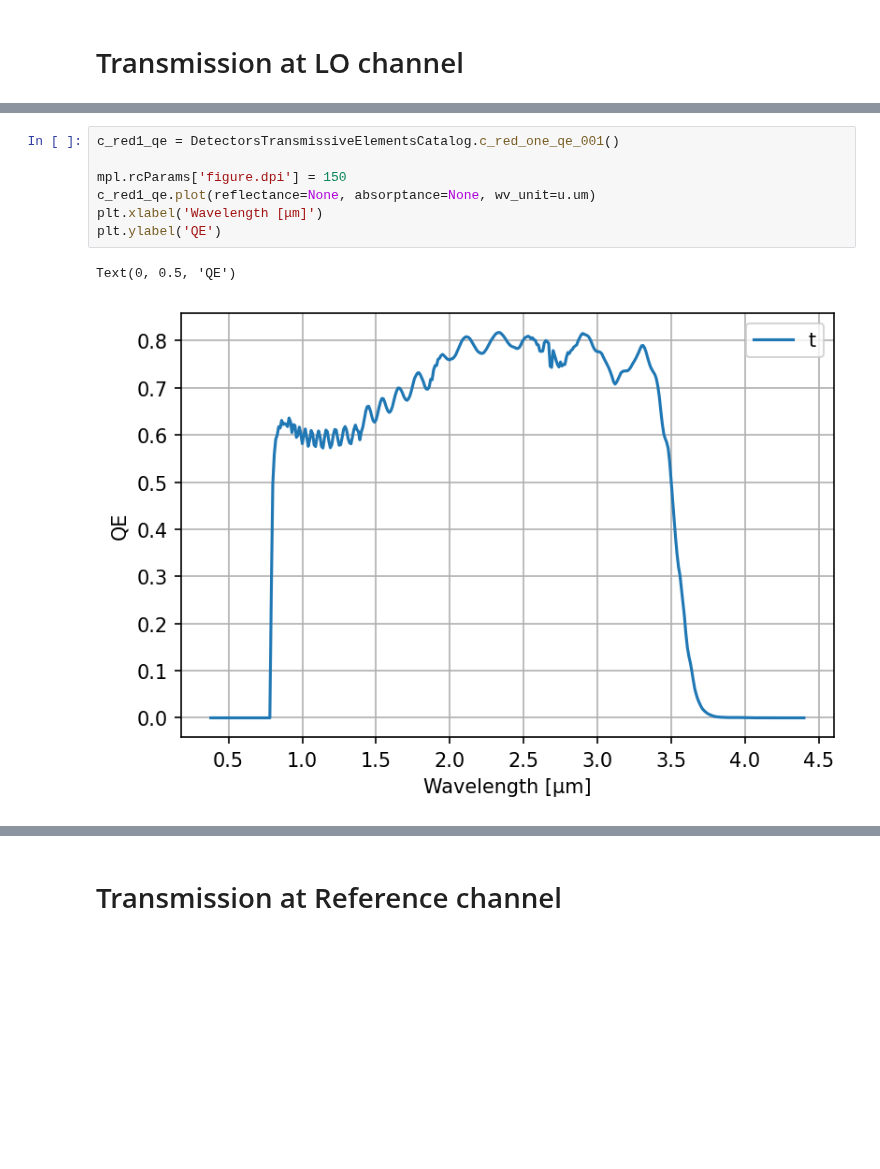
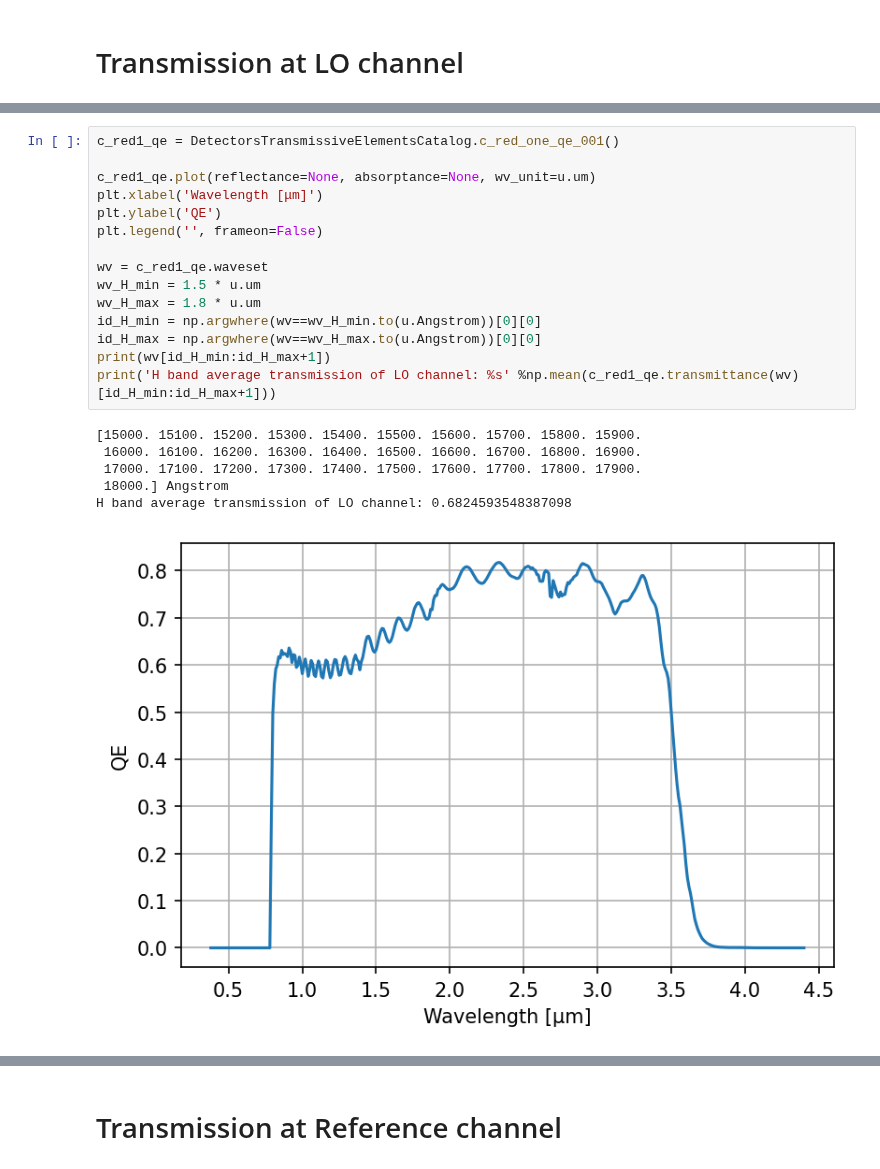
Before and after one commit to ArcetriAdaptiveOptics/arte, a Jupyter notebook: notebook/photometry/morfeo_transmissive_elements.ipynb, the cells around one changed output, grey strips where cells are left out. Drawn from its saved outputs; the diff is of its cells as text; blank space fills up the shorter version.

```diff
--- a/notebook/photometry/morfeo_transmissive_elements.ipynb
+++ b/notebook/photometry/morfeo_transmissive_elements.ipynb
@@ -361,11 +551,23 @@ from arte.photometry.transmissive_elements_catalogs import MorfeoTransmissiveEle
 # %%
 c_red1_qe = DetectorsTransmissiveElementsCatalog.c_red_one_qe_001()
 
-mpl.rcParams['figure.dpi'] = 150
 c_red1_qe.plot(reflectance=None, absorptance=None, wv_unit=u.um)
 plt.xlabel('Wavelength [μm]')
 plt.ylabel('QE')
+plt.legend('', frameon=False)
+
+wv = c_red1_qe.waveset
+wv_H_min = 1.5 * u.um
+wv_H_max = 1.8 * u.um
+id_H_min = np.argwhere(wv==wv_H_min.to(u.Angstrom))[0][0]
+id_H_max = np.argwhere(wv==wv_H_max.to(u.Angstrom))[0][0]
+print(wv[id_H_min:id_H_max+1])
+print('H band average transmission of LO channel: %s' %np.mean(c_red1_qe.transmittance(wv)[id_H_min:id_H_max+1]))
 # %% [output]
-Text(0, 0.5, 'QE')
+[15000. 15100. 15200. 15300. 15400. 15500. 15600. 15700. 15800. 15900.
+ 16000. 16100. 16200. 16300. 16400. 16500. 16600. 16700. 16800. 16900.
+ 17000. 17100. 17200. 17300. 17400. 17500. 17600. 17700. 17800. 17900.
+ 18000.] Angstrom
+H band average transmission of LO channel: 0.6824593548387098
-[figure, old version]
+[figure, new version]
 # %%
```
Also changed, not shown: parts of 43 cells of this notebook.
